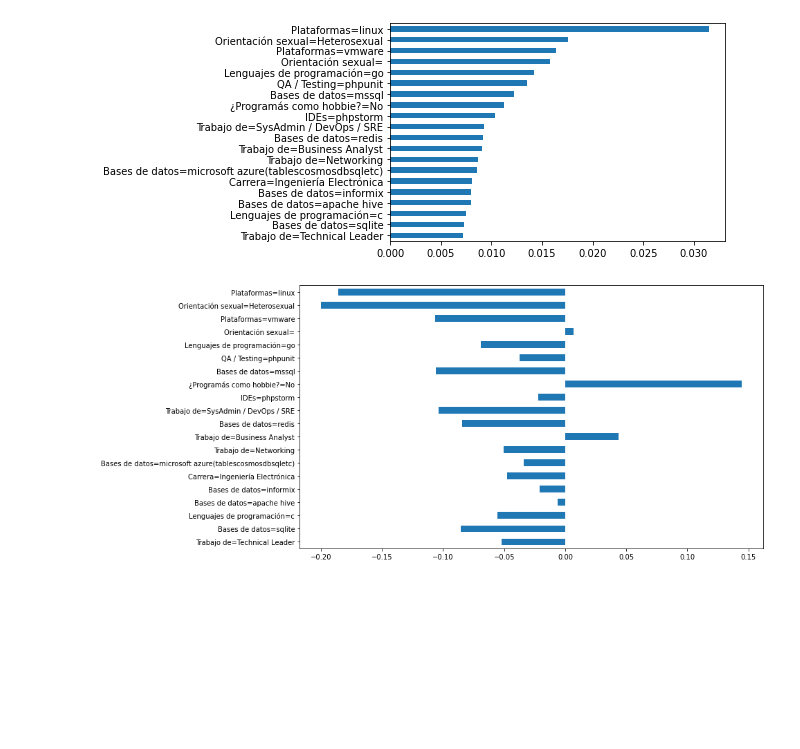
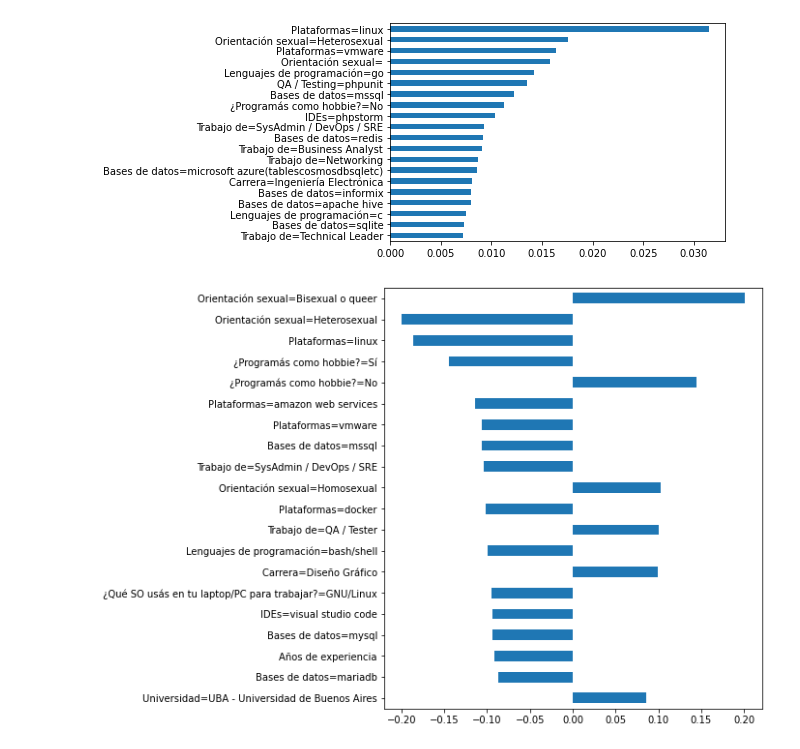
Before and after one commit to seppo0010/sysarmy-sueldos-2020.1, a Jupyter notebook: notebook/Brecha de género.ipynb, the cells around one changed output. Saved outputs shown, nothing was run; the diff lists cells and outputs as text; code cells hidden in the pictures; blank space fills up the shorter version.

```diff
--- a/notebook/Brecha de género.ipynb
+++ b/notebook/Brecha de género.ipynb
@@ -884,11 +884,10 @@ kf_gmodels[0].classifier_.feature_importances_))).sort_values().tail(20).plot.ba
 # %% [output]
 [figure]
 # %%
-df_encoded = df.apply(kf_gmodels[0].encode_row, axis=1)
-cols = pd.Series(dict(zip(kf_gmodels[0].valid_words_ + ['¿Gente a cargo?', 'Años de experiencia', 'Tengo'],
-kf_gmodels[0].classifier_.feature_importances_))).sort_values().tail(20).index.to_list()
-name_to_col = dict(zip(kf_gmodels[0].valid_words_ + ['¿Gente a cargo?','Años de experiencia','Tengo',], range(len(kf_gmodels[0].valid_words_)+3)))
-df_corr = pd.concat((df_encoded[[name_to_col[col] for col in cols]].rename({name_to_col[col]: col for col in cols}, axis=1), pd.DataFrame((df['Me identifico'] == 'Mujer').rename('Mujer'))), axis=1).corr()
-df_corr['Mujer'].drop('Mujer').plot.barh(figsize=(12, 7));
+col_to_name = dict(zip(range(len(kf_gmodels[0].valid_words_)+3), kf_gmodels[0].valid_words_ + ['¿Gente a cargo?','Años de experiencia','Tengo',]))
+
+df_corr = pd.concat((df_encoded, pd.DataFrame((df['Me identifico'] == 'Mujer').rename('Mujer'))), axis=1).corr()
+df_corr['sort'] = np.abs(df_corr['Mujer'])
+df_corr = df_corr.sort_values('sort')['Mujer'].drop('Mujer').tail(20).rename(lambda col: col_to_name[col], axis=1).plot.barh(figsize=(7, 8));
 # %% [output]
-[figure, old version]
+[figure, new version]
```
